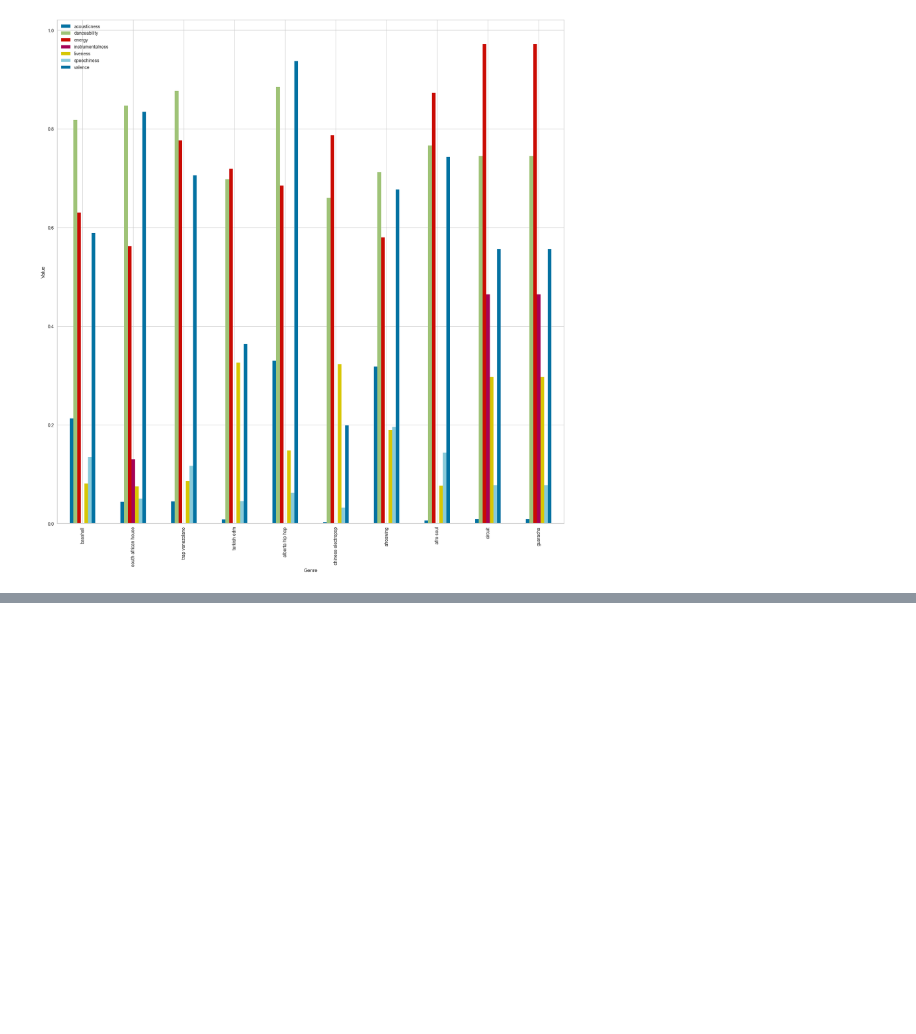
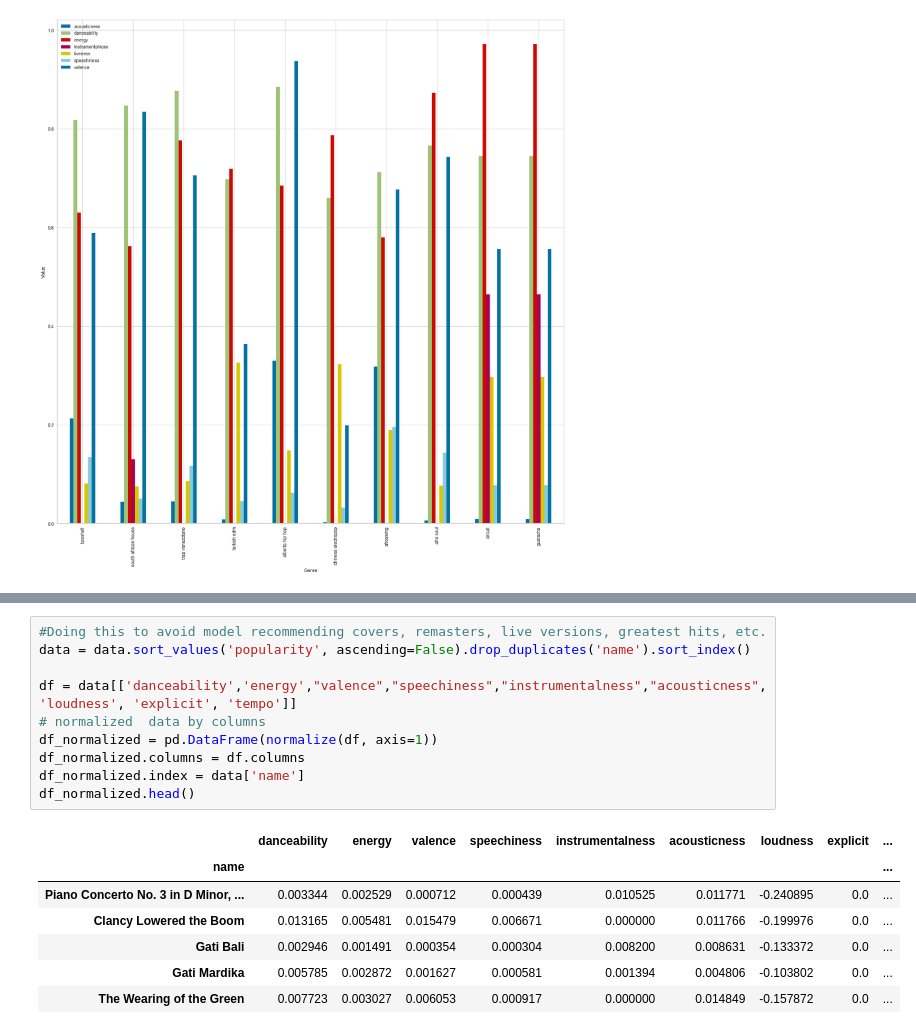
Before and after one commit to vodewey12/MA-544, a Jupyter notebook: Final Project/SpotifyPlaylistRecommend.ipynb, the cells around one changed output, grey strips where cells are left out. Drawn from its saved outputs; the diff is of its cells as text; blank space fills up the shorter version.

```diff
--- a/Final Project/SpotifyPlaylistRecommend.ipynb
+++ b/Final Project/SpotifyPlaylistRecommend.ipynb
@@ -136,0 +193,18 @@ print(recommended_songs)
+# %%
+#Doing this to avoid model recommending covers, remasters, live versions, greatest hits, etc.
+data = data.sort_values('popularity', ascending=False).drop_duplicates('name').sort_index()
+
+df = data[['danceability','energy',"valence","speechiness","instrumentalness","acousticness", 'loudness', 'explicit', 'tempo']]
+# normalized  data by columns
+df_normalized = pd.DataFrame(normalize(df, axis=1))
+df_normalized.columns = df.columns
+df_normalized.index = data['name']
+df_normalized.head()
+# %% [output]
+|  | danceability | energy | valence | speechiness | instrumentalness | acousticness | loudness | explicit | ... |
+| name |  |  |  |  |  |  |  |  | ... |
+| Piano Concerto No. 3 in D Minor, ... | 0.003344 | 0.002529 | 0.000712 | 0.000439 | 0.010525 | 0.011771 | -0.240895 | 0.0 | ... |
+| Clancy Lowered the Boom | 0.013165 | 0.005481 | 0.015479 | 0.006671 | 0.000000 | 0.011766 | -0.199976 | 0.0 | ... |
+| Gati Bali | 0.002946 | 0.001491 | 0.000354 | 0.000304 | 0.008200 | 0.008631 | -0.133372 | 0.0 | ... |
+| Gati Mardika | 0.005785 | 0.002872 | 0.001627 | 0.000581 | 0.001394 | 0.004806 | -0.103802 | 0.0 | ... |
+| The Wearing of the Green | 0.007723 | 0.003027 | 0.006053 | 0.000917 | 0.000000 | 0.014849 | -0.157872 | 0.0 | ... |
```
Also changed, not shown: parts of 25 cells of this notebook, 4 other files.
